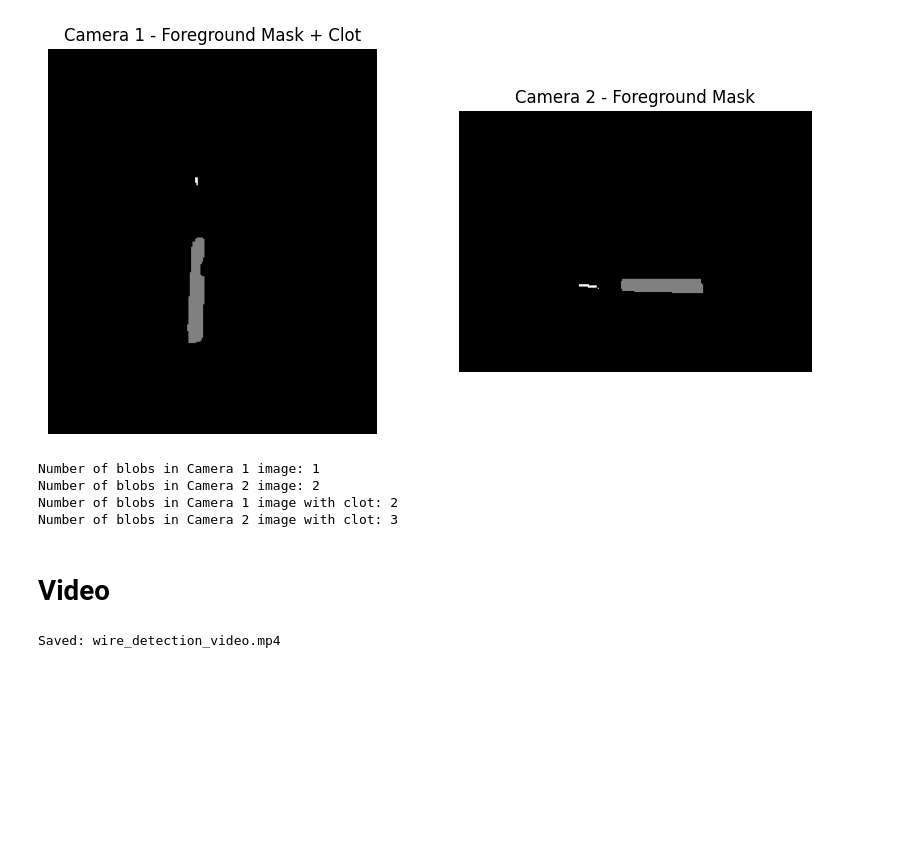
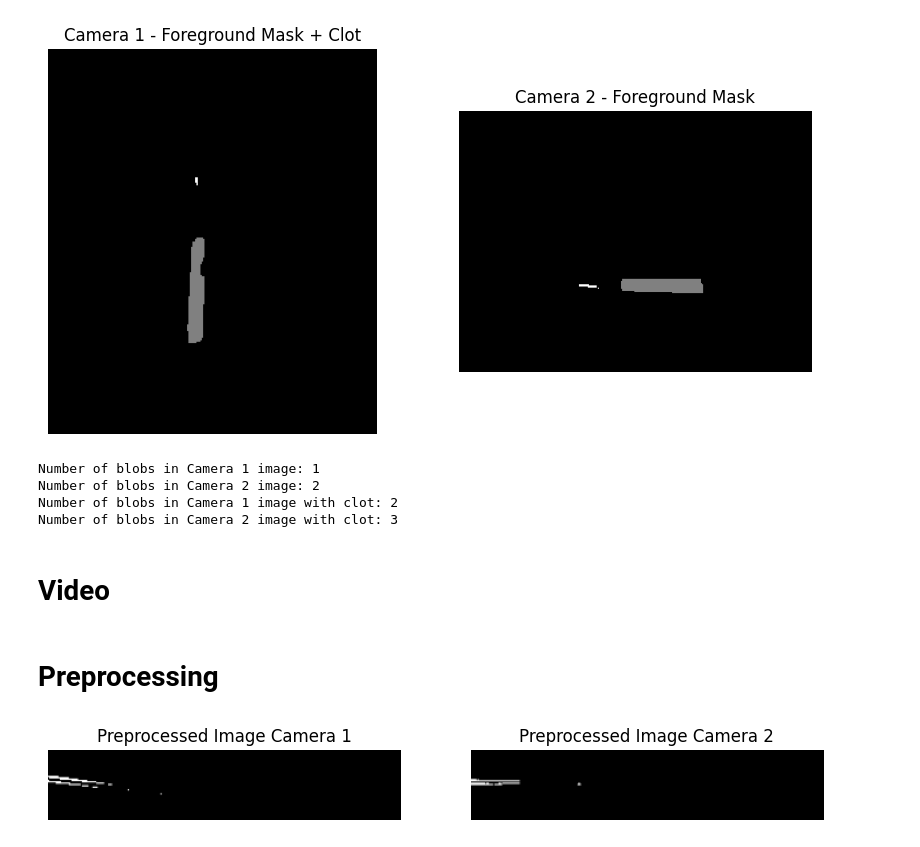
Before and after one commit to oskarboesch/TREX-Semester-Project, a Jupyter notebook: notebooks/image_analysis.ipynb, the cells around one changed output. Cells and saved outputs as stored; diff of their text form; code cells hidden in the pictures; blank space fills up the shorter version.

```diff
--- a/notebooks/image_analysis.ipynb
+++ b/notebooks/image_analysis.ipynb
@@ -394,42 +433,60 @@ video = cv2.VideoWriter("wire_detection_video.mp4", fourcc, fps, (width, height)
 # %%
-for i in range(len(masks_1)):
-    print(f"Processing frame {i+1}/{len(masks_1)}", end='\r')
+# for i in range(len(masks_1)):
+#     print(f"Processing frame {i+1}/{len(masks_1)}", end='\r')
 
-    # --- threshold + cleanup ---
-    _, image_1 = cv2.threshold(masks_1[i], 0.1, 1.0, cv2.THRESH_BINARY)
-    _, image_2 = cv2.threshold(masks_2[i], 0.1, 1.0, cv2.THRESH_BINARY)
+#     # --- threshold + cleanup ---
+#     _, image_1 = cv2.threshold(masks_1[i], 0.1, 1.0, cv2.THRESH_BINARY)
+#     _, image_2 = cv2.threshold(masks_2[i], 0.1, 1.0, cv2.THRESH_BINARY)
 
-    structure = np.ones((20,20))
-    image_1 = ndi.binary_closing(image_1, structure=structure).astype(np.float32)
-    image_2 = ndi.binary_closing(image_2, structure=structure).astype(np.float32)
+#     structure = np.ones((20,20))
+#     image_1 = ndi.binary_closing(image_1, structure=structure).astype(np.float32)
+#     image_2 = ndi.binary_closing(image_2, structure=structure).astype(np.float32)
 
-    # ---- create matplotlib figure (but do NOT plt.show()) ----
-    fig = plt.figure(figsize=(12, 6))
+#     # ---- create matplotlib figure (but do NOT plt.show()) ----
+#     fig = plt.figure(figsize=(12, 6))
 
-    plt.subplot(1,2,1)
-    plt.title(f"Camera 1 - Frame {i}")
-    plt.imshow(image_1 + 0.5 * calib1_smoothed, cmap='gray')
-    plt.axis('off')
+#     plt.subplot(1,2,1)
+#     plt.title(f"Camera 1 - Frame {i}")
+#     plt.imshow(image_1 + 0.5 * calib1_smoothed, cmap='gray')
+#     plt.axis('off')
 
-    plt.subplot(1,2,2)
-    plt.title(f"Camera 2 - Frame {i}")
-    plt.imshow(image_2 + 0.5 * calib2_smoothed, cmap='gray')
-    plt.axis('off')
+#     plt.subplot(1,2,2)
+#     plt.title(f"Camera 2 - Frame {i}")
+#     plt.imshow(image_2 + 0.5 * calib2_smoothed, cmap='gray')
+#     plt.axis('off')
 
-    # convert figure to image
-    frame = fig_to_np(fig)
-    plt.close(fig)  # IMPORTANT! frees memory
+#     # convert figure to image
+#     frame = fig_to_np(fig)
+#     plt.close(fig)  # IMPORTANT! frees memory
 
-    # resize to video resolution
-    frame = cv2.resize(frame, (width, height))
+#     # resize to video resolution
+#     frame = cv2.resize(frame, (width, height))
 
-    # convert RGB -> BGR for OpenCV
-    frame = cv2.cvtColor(frame, cv2.COLOR_RGB2BGR)
+#     # convert RGB -> BGR for OpenCV
+#     frame = cv2.cvtColor(frame, cv2.COLOR_RGB2BGR)
 
-    # write frame
-    video.write(frame)
+#     # write frame
+#     video.write(frame)
 
-video.release()
-print("Saved: wire_detection_video.mp4")
+# video.release()
+# print("Saved: wire_detection_video.mp4")
-# %% [output]
-Saved: wire_detection_video.mp4
+# %% [markdown]
+# Preprocessing
+# %%
+from data.preprocess_data import preprocess_images
+imgs_1, imgs_2 = preprocess_images(log_names.head(1), save=True)
+# %%
+index = 150
+# plot imgs_1[index] and imgs_2[index]
+plt.figure(figsize=(10,5))
+plt.subplot(1,2,1)
+plt.title("Preprocessed Image Camera 1")
+plt.imshow(imgs_1[0][index], cmap='gray')
+plt.axis('off')
+plt.subplot(1,2,2)
+plt.title("Preprocessed Image Camera 2")
+plt.imshow(imgs_2[0][index], cmap='gray')
+plt.axis('off')
+plt.show()
+# %% [output]
+[figure, added]
```
Also changed, not shown: parts of 10 cells of this notebook, 31 other files.
